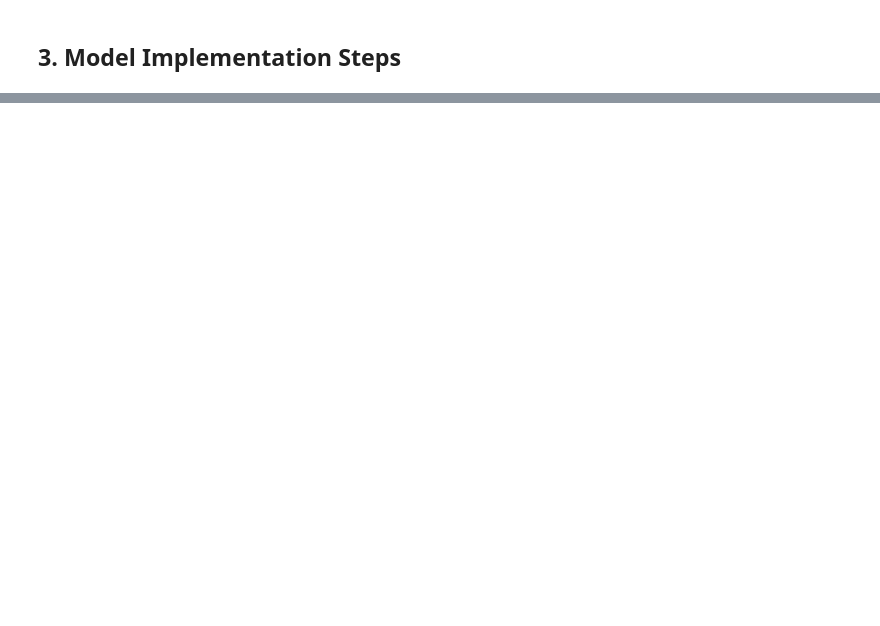
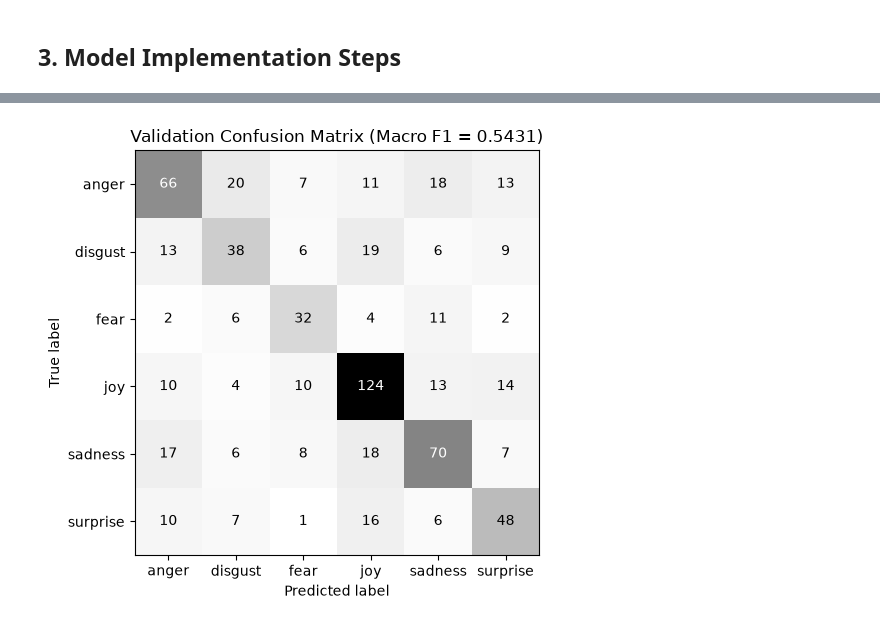
Before and after one commit to mrinvisablelife/DM2026-Lab2-Exercise, a Jupyter notebook: DM2026-Lab2-Homework.ipynb, the cells around one changed output, grey strips where cells are left out. Saved outputs shown, nothing was run; the diff lists cells and outputs as text; code cells hidden in the pictures; blank space fills up the shorter version.

```diff
--- a/DM2026-Lab2-Homework.ipynb
+++ b/DM2026-Lab2-Homework.ipynb
@@ -149,0 +259,67 @@ Markdown Syntax to Add Image: `![Description of the Image](./your_local_folder/n
+# %%
+from sklearn.metrics import (
+    ConfusionMatrixDisplay,
+    accuracy_score,
+    classification_report,
+    confusion_matrix,
+    f1_score,
+)
+from sklearn.svm import LinearSVC
+
+# Train and evaluate the best model (Linear SVM with balanced class weights for Macro F1)
+clf = LinearSVC(C=0.1, class_weight="balanced", dual=True, max_iter=3000, random_state=42)
+clf.fit(X_train_feat, y_train)
+val_pred = clf.predict(X_val_feat)
+
+val_acc = accuracy_score(y_val, val_pred)
+val_f1 = f1_score(y_val, val_pred, average="macro")
+print(f"Validation Accuracy: {val_acc:.4f} | Validation Macro F1: {val_f1:.4f}\n")
+print(classification_report(y_val, val_pred, digits=4))
+
+# Save monochrome confusion matrix for the report
+labels_sorted = sorted(train_df["label"].unique())
+cm = confusion_matrix(y_val, val_pred, labels=labels_sorted)
+fig, ax = plt.subplots(figsize=(6, 5))
+disp = ConfusionMatrixDisplay(confusion_matrix=cm, display_labels=labels_sorted)
+disp.plot(ax=ax, cmap="Greys", colorbar=False)
+ax.set_title(f"Validation Confusion Matrix (Macro F1 = {val_f1:.4f})")
+plt.tight_layout()
+Path("pics").mkdir(exist_ok=True)
+plt.savefig("pics/confusion_matrix.png", dpi=150)
+plt.show()
+
+# Retrain on all 3,360 training posts and generate competition submission.csv
+tfidf_full = TfidfVectorizer(max_features=10000, ngram_range=(1, 2), sublinear_tf=True)
+X_full_tfidf = tfidf_full.fit_transform(train_df["clean_text"])
+X_test_tfidf = tfidf_full.transform(test_df["clean_text"])
+
+X_full_minilm = minilm_model.encode(
+    train_df["clean_text"].tolist(), normalize_embeddings=True, show_progress_bar=False
+)
+X_test_minilm = minilm_model.encode(
+    test_df["clean_text"].tolist(), normalize_embeddings=True, show_progress_bar=False
+)
+
+X_full_feat = hstack([X_full_tfidf, csr_matrix(X_full_minilm)]).tocsr()
+X_test_feat = hstack([X_test_tfidf, csr_matrix(X_test_minilm)]).tocsr()
+
+final_clf = LinearSVC(C=0.1, class_weight="balanced", dual=True, max_iter=3000, random_state=42)
+final_clf.fit(X_full_feat, train_df["label"])
+test_preds = final_clf.predict(X_test_feat)
+
+# Format submission strictly matching sampleSubmission.csv
+submission = pd.DataFrame({
+    sub_template.columns[0]: test_df["post_id"].astype(str),
+    sub_template.columns[1]: pd.Series(test_preds).astype(str),
+})
+
+assert list(submission.columns) == list(sub_template.columns), "Column mismatch!"
+assert len(submission) == len(sub_template), "Row count mismatch!"
+assert (submission.iloc[:, 0].values == sub_template.iloc[:, 0].values).all(), "ID order mismatch!"
+assert submission.isna().sum().sum() == 0, "Missing values found!"
+
+submission.to_csv("submission.csv", index=False)
+print("Saved submission.csv successfully!")
+print(submission.head(5))
+print("\nPredicted label distribution:\n", submission.iloc[:, 1].value_counts())
+# %% [output]
@@ -149,0 +340 @@ Markdown Syntax to Add Image: `![Description of the Image](./your_local_folder/n
+[figure, added]
```
Also changed, not shown: parts of 8 cells of this notebook, 13 other files.
